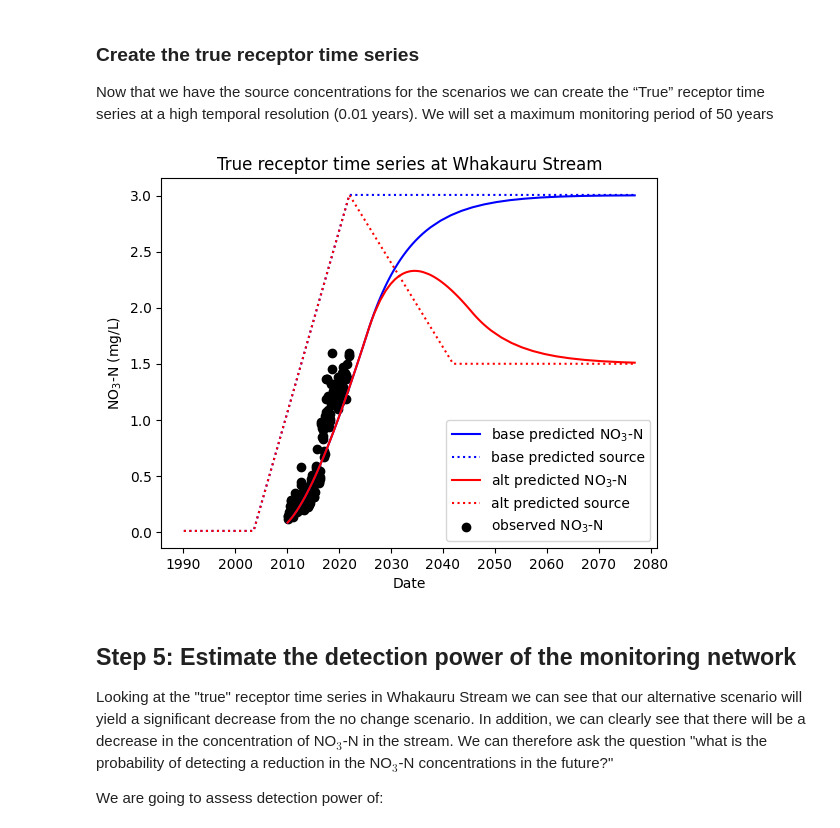
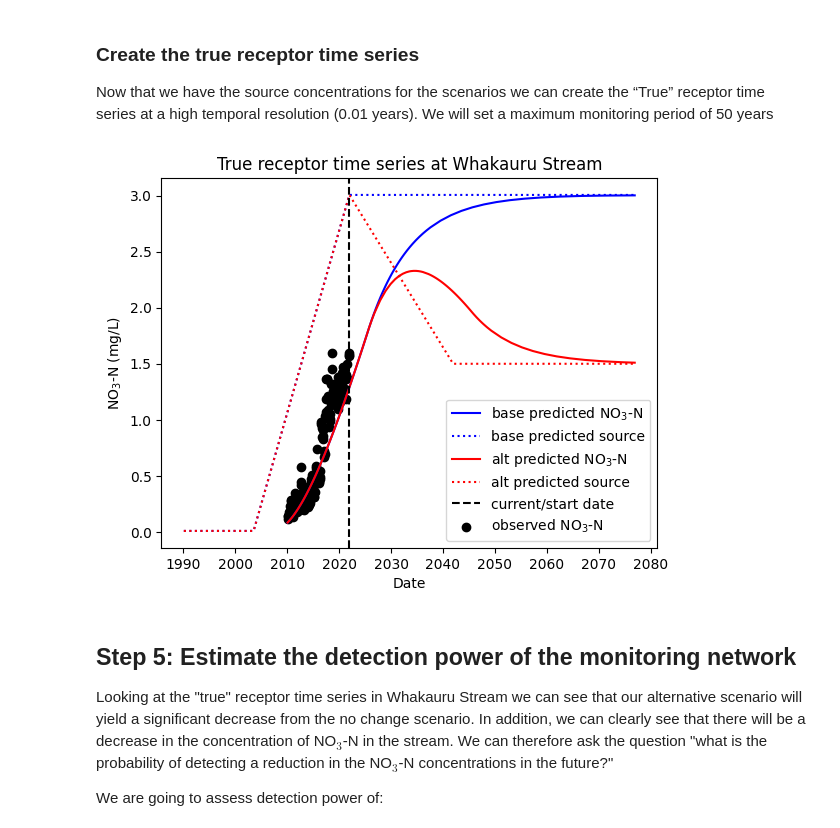
Before and after one commit to Komanawa-Solutions-Ltd/gw_detect_power-worked-examples, a Jupyter notebook: Whakauru_Stream_worked_example.ipynb, the cells around one changed output. Cells and saved outputs as stored; diff of their text form; code cells hidden in the pictures.

Commit message:
snakk addition to a plot

```diff
--- a/Whakauru_Stream_worked_example.ipynb
+++ b/Whakauru_Stream_worked_example.ipynb
@@ -215,34 +215,35 @@ predict_stop = 55
 
 base_receptor = predict_future_conc_bepm(
     once_and_future_source_conc=base_scenario_source_conc,
     predict_start=predict_start, predict_stop=predict_stop,
     mrt_p1=mrt_p1, frac_p1=frac_p1, f_p1=f_p1, f_p2=f_p2, mrt=mrt, mrt_p2=mrt_p2,
     fill_value=min_conc,
     fill_threshold=0.05, precision=2, pred_step=0.01)
 
 receptor = predict_future_conc_bepm(
     once_and_future_source_conc=alt_scenario_source_conc,
     predict_start=predict_start, predict_stop=predict_stop,
     mrt_p1=mrt_p1, frac_p1=frac_p1, f_p1=f_p1, f_p2=f_p2, mrt=mrt, mrt_p2=mrt_p2,
     fill_value=min_conc, fill_threshold=0.05, precision=2, pred_step=0.01)
 
 # plot the true receptor time series
 fig, ax = plt.subplots()
 for rec, source, c, lab in zip([base_receptor, receptor], [base_scenario_source_conc, alt_scenario_source_conc],
                                ['blue', 'red', ], ['base', 'alt', ]):
     x = np.array([ndata.index.max().date() + datetime.timedelta(days=e * 365) for e in rec.index])
     ax.plot(x, rec, color=c, label=f'{lab} predicted NO$_{3}$-N')
     idx = source.index >= predict_start - 20
     x = np.array([ndata.index.max().date() + datetime.timedelta(days=e * 365) for e in source.index])
     ax.plot(x[idx], source[idx], color=c, ls=':', label=f'{lab} predicted source')
+ax.axvline(ndata.index.max().date(), color='black', ls='--', label='current/start date')
 ax.scatter(ndata.index, ndata['n'], label='observed NO$_{3}$-N', c='k')
 ax.set_ylabel('NO$_{3}$-N (mg/L)')
 ax.set_xlabel('Date')
 ax.set_title('True receptor time series at Whakauru Stream')
 ax.legend()
 plt.show()
 # %% [output]
-[figure, old version]
+[figure, new version]
 # %% [markdown]
 ## Step 5: Estimate the detection power of the monitoring network
 
```
Also changed, not shown: parts of 3 cells of this notebook.
